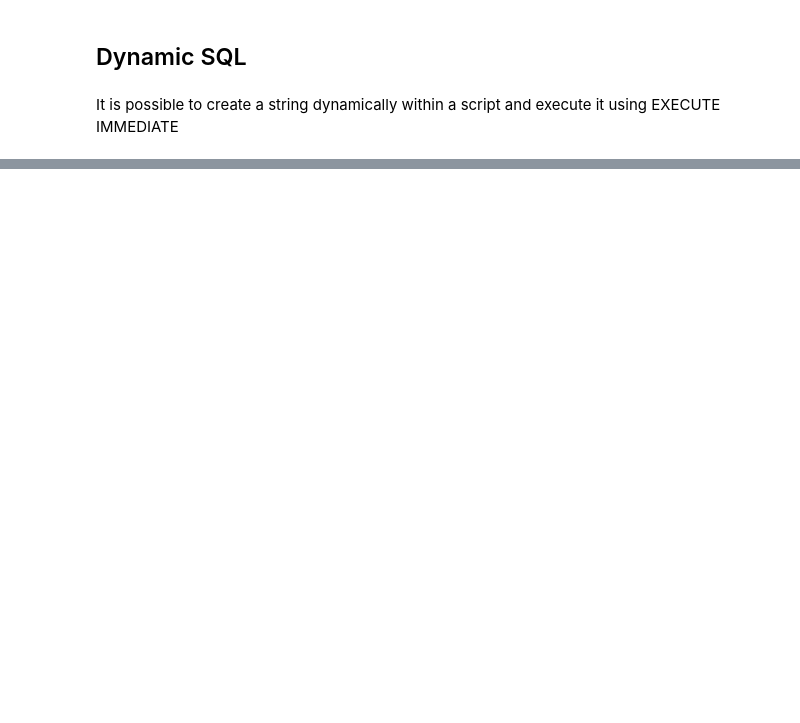
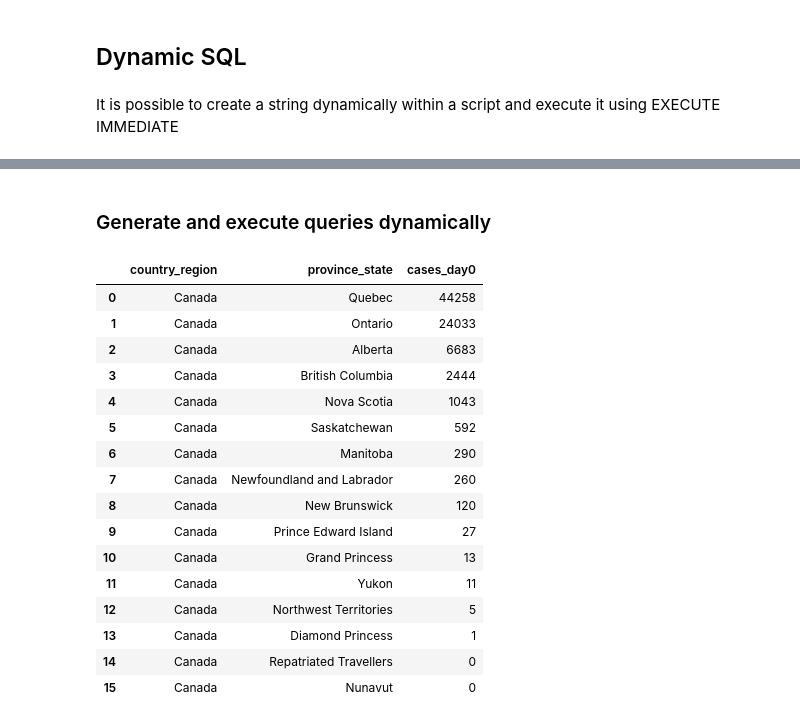
Before and after one commit to aymanfarhat/bq-notebook-examples, a Jupyter notebook: scripting.ipynb, the cells around one changed output, grey strips where cells are left out. Saved outputs shown, nothing was run; the diff lists cells and outputs as text; code cells hidden in the pictures; blank space fills up the shorter version.

```diff
--- a/scripting.ipynb
+++ b/scripting.ipynb
@@ -231,0 +251,35 @@ TBD
+# %% [markdown]
+### Generate and execute queries dynamically
+# %%
+%%bigquery
+
+DECLARE
+  col_0 STRING;
+SET
+  col_0 = '_5_18_20';
+
+EXECUTE IMMEDIATE
+  FORMAT("""
+    SELECT country_region, province_state, %s AS cases_day0
+    FROM `bigquery-public-data.covid19_jhu_csse.confirmed_cases`
+    WHERE country_region LIKE 'Canada'
+    ORDER BY cases_day0 DESC
+    """, col_0)
+# %% [output]
+|  | country_region | province_state | cases_day0 |
+| 0 | Canada | Quebec | 44258 |
+| 1 | Canada | Ontario | 24033 |
+| 2 | Canada | Alberta | 6683 |
+| 3 | Canada | British Columbia | 2444 |
+| 4 | Canada | Nova Scotia | 1043 |
+| 5 | Canada | Saskatchewan | 592 |
+| 6 | Canada | Manitoba | 290 |
+| 7 | Canada | Newfoundland and Labrador | 260 |
+| 8 | Canada | New Brunswick | 120 |
+| 9 | Canada | Prince Edward Island | 27 |
+| 10 | Canada | Grand Princess | 13 |
+| 11 | Canada | Yukon | 11 |
+| 12 | Canada | Northwest Territories | 5 |
+| 13 | Canada | Diamond Princess | 1 |
+| 14 | Canada | Repatriated Travellers | 0 |
+| 15 | Canada | Nunavut | 0 |
```
Also changed, not shown: parts of 7 cells of this notebook, 2 other files.
